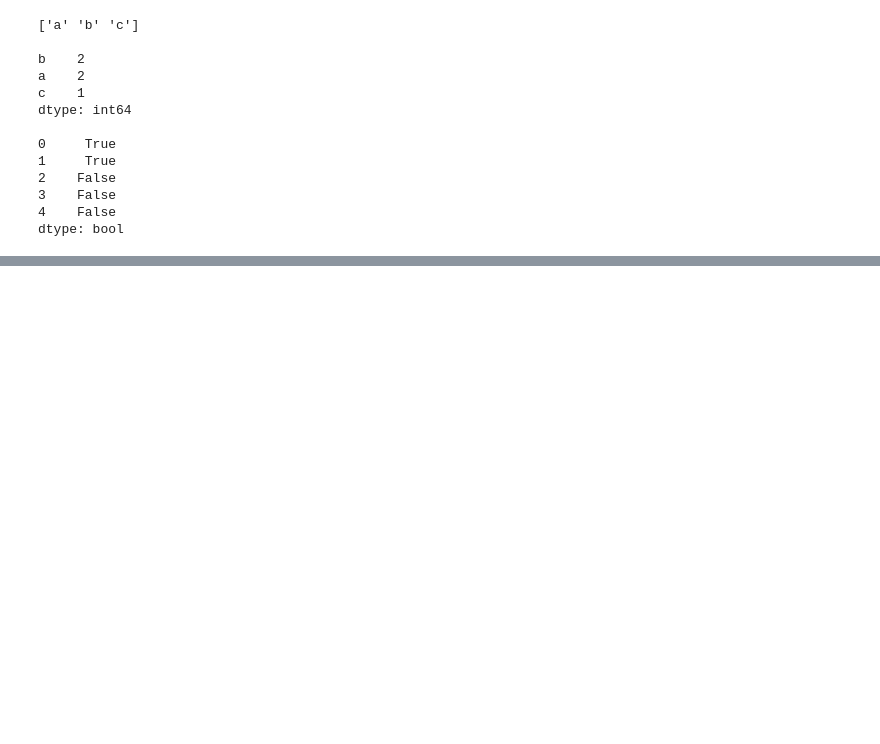
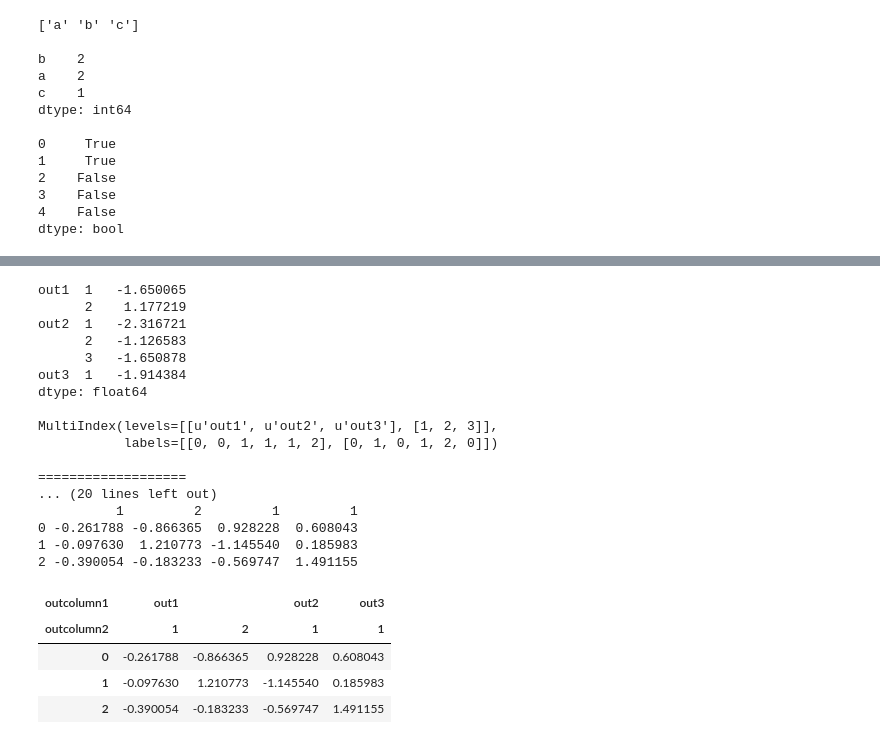
Before and after one commit to TMAC135/Summaries-By-Myself, a Jupyter notebook: python/ipython_notebook/pandas_test1.ipynb, the cells around one changed output, grey strips where cells are left out. Cells and saved outputs as stored; diff of their text form; code cells hidden in the pictures; blank space fills up the shorter version.

Commit message:
Multi layer in pandas, both in series and dataframe

```diff
--- a/python/ipython_notebook/pandas_test1.ipynb
+++ b/python/ipython_notebook/pandas_test1.ipynb
@@ -542,0 +586,42 @@ dtype: bool
+# %%
+'''
+MultiIndex:可以更方便的view表哥，并且有多层的index
+'''
+#构造多层次的series
+sery = pd.Series(np.random.randn(6),index=[['out1','out1','out2','out2','out2','out3'],[1,2,1,2,3,1]])
+print sery,'\n'
+print sery.index,'\n'
+print '==================='
+#unstack 将多层次的series 转换成dataframe,缺失的用NaN
+print sery.unstack(),'\n'
+print sery,'\n'
+print '==================='
+# dataframe 的columns同样是可以多层次的
+data = pd.DataFrame(np.random.randn(3,4),columns=[['out1','out1','out2','out3'],[1,2,1,1]])
+print data.ix[:,'out1'],'\n'#访问外层的某一column
+print data
+data.columns.names=['outcolumn1','outcolumn2']
+data
+# %% [output]
+out1  1   -1.650065
+      2    1.177219
+out2  1   -2.316721
+      2   -1.126583
+      3   -1.650878
+out3  1   -1.914384
+dtype: float64
+
+MultiIndex(levels=[[u'out1', u'out2', u'out3'], [1, 2, 3]],
+           labels=[[0, 0, 1, 1, 1, 2], [0, 1, 0, 1, 2, 0]])
+
+===================
+... (20 lines left out)
+          1         2         1         1
+0 -0.261788 -0.866365  0.928228  0.608043
+1 -0.097630  1.210773 -1.145540  0.185983
+2 -0.390054 -0.183233 -0.569747  1.491155
+| outcolumn1 | out1 |  | out2 | out3 |
+| outcolumn2 | 1 | 2 | 1 | 1 |
+| 0 | -0.261788 | -0.866365 | 0.928228 | 0.608043 |
+| 1 | -0.097630 | 1.210773 | -1.145540 | 0.185983 |
+| 2 | -0.390054 | -0.183233 | -0.569747 | 1.491155 |
```
Also changed, not shown: parts of 3 cells of this notebook.
